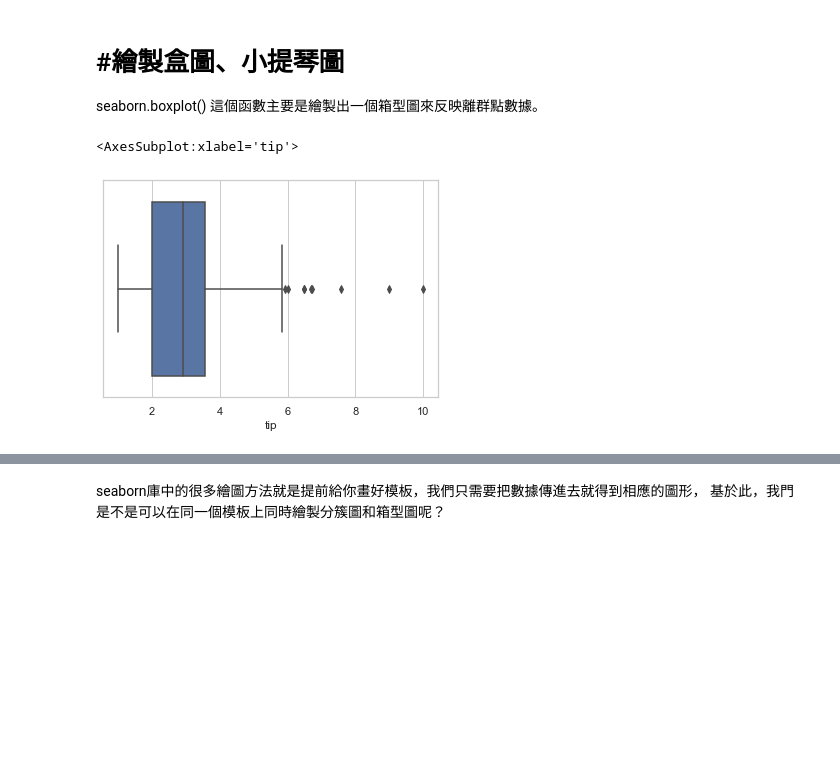
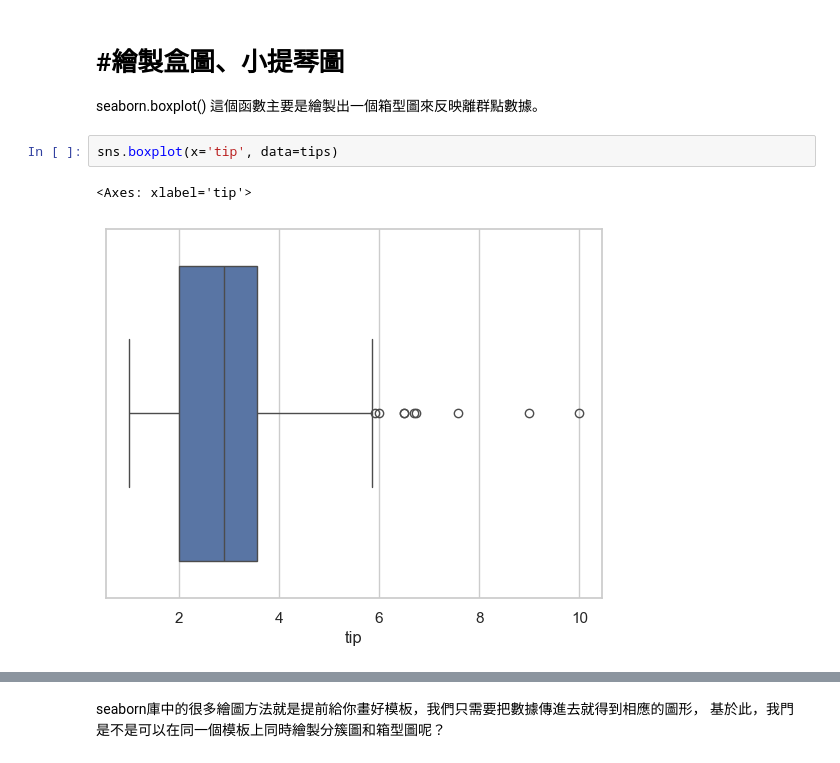
Before and after one commit to Yueh0315/IMLP, a Jupyter notebook: Unit02/2.4.2_Seaborn數據視覺化.ipynb, the cells around one changed output, grey strips where cells are left out. Saved outputs shown, nothing was run; the diff lists cells and outputs as text; blank space fills up the shorter version.

```diff
--- a/Unit02/2.4.2_Seaborn數據視覺化.ipynb
+++ b/Unit02/2.4.2_Seaborn數據視覺化.ipynb
@@ -259,7 +255,8 @@ plt.show()
 seaborn.boxplot()
 這個函數主要是繪製出一個箱型圖來反映離群點數據。
 # %%
+sns.boxplot(x='tip', data=tips)
 # %% [output]
-<AxesSubplot:xlabel='tip'>
+<Axes: xlabel='tip'>
-[figure, old version]
+[figure, new version]
 # %%
```
Also changed, not shown: parts of 36 cells of this notebook, 2 other files.
